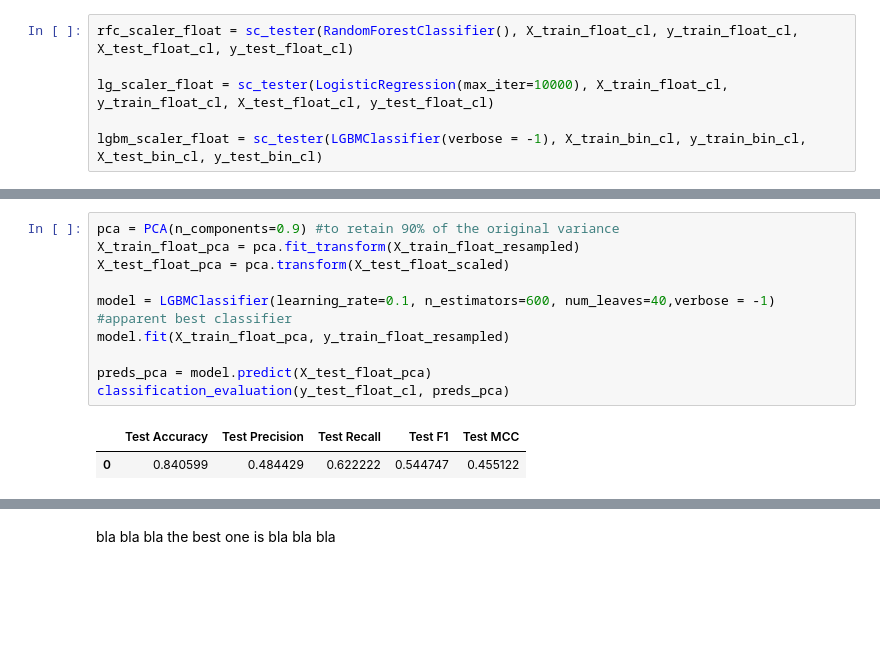
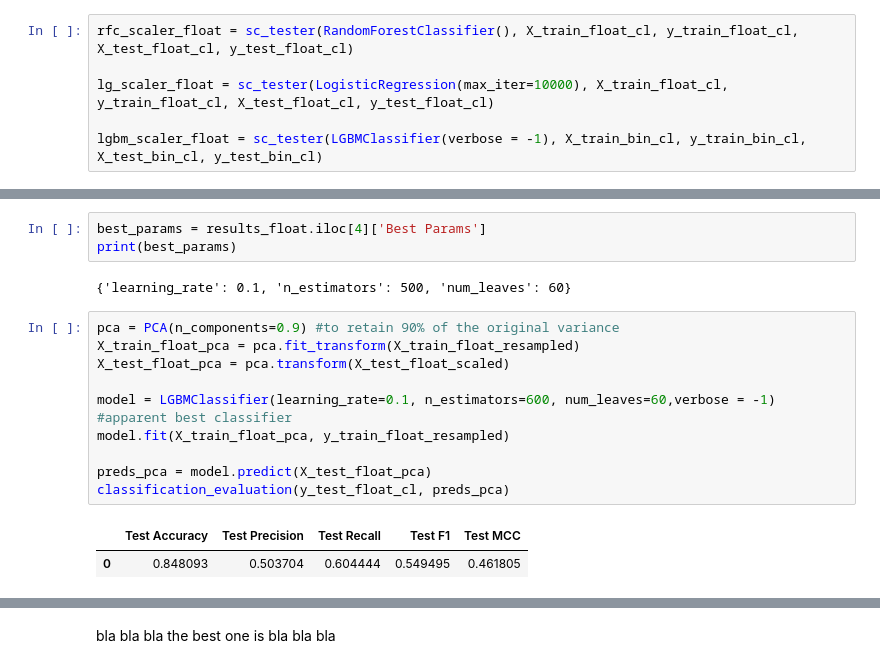
Before and after one commit to a59490/G23_ML_HA3, a Jupyter notebook: HA3G23.ipynb, the cells around one changed output, grey strips where cells are left out. Drawn from its saved outputs; the diff is of its cells as text; blank space fills up the shorter version.

```diff
--- a/HA3G23.ipynb
+++ b/HA3G23.ipynb
@@ -404,13 +438,18 @@ results_float
+# %%
+best_params = results_float.iloc[4]['Best Params']
+print(best_params)
+# %% [output]
+{'learning_rate': 0.1, 'n_estimators': 500, 'num_leaves': 60}
 # %%
 pca = PCA(n_components=0.9) #to retain 90% of the original variance
 X_train_float_pca = pca.fit_transform(X_train_float_resampled)
 X_test_float_pca = pca.transform(X_test_float_scaled)
 
-model = LGBMClassifier(learning_rate=0.1, n_estimators=600, num_leaves=40,verbose = -1) #apparent best classifier
+model = LGBMClassifier(learning_rate=0.1, n_estimators=600, num_leaves=60,verbose = -1) #apparent best classifier
 model.fit(X_train_float_pca, y_train_float_resampled)
 
 preds_pca = model.predict(X_test_float_pca)
 classification_evaluation(y_test_float_cl, preds_pca)
 # %% [output]
 |  | Test Accuracy | Test Precision | Test Recall | Test F1 | Test MCC |
-| 0 | 0.840599 | 0.484429 | 0.622222 | 0.544747 | 0.455122 |
+| 0 | 0.848093 | 0.503704 | 0.604444 | 0.549495 | 0.461805 |
```
Also changed, not shown: parts of 25 cells of this notebook, 2 other files.
